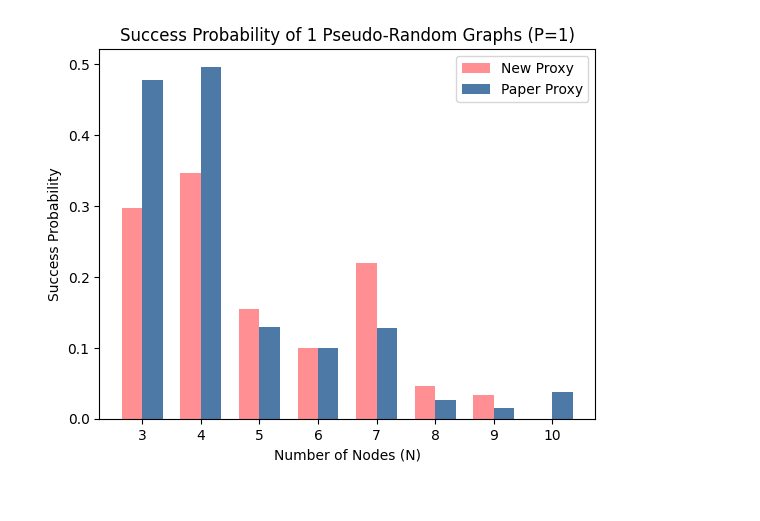
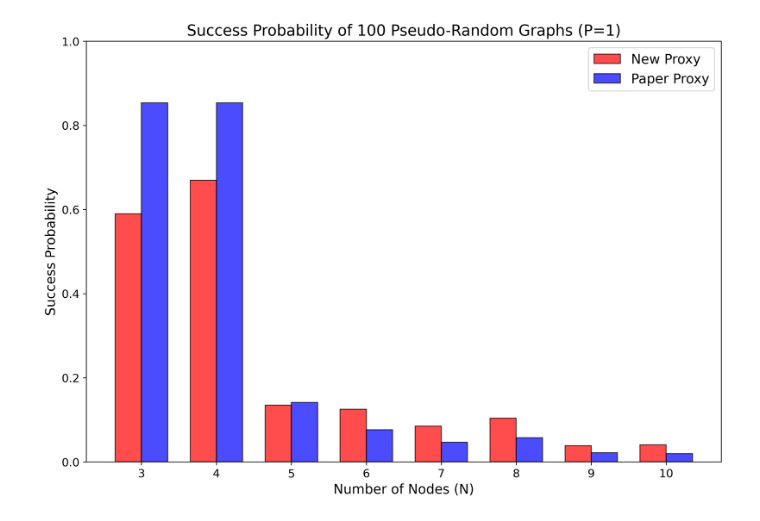
Before and after one commit to jpmorganchase/QOKit, a Jupyter notebook: grips/simurator_success_probability.ipynb, the cells around one changed output. Saved outputs shown, nothing was run; the diff lists cells and outputs as text; code cells hidden in the pictures.

Commit message:
fixed the color like that

```diff
--- a/grips/simurator_success_probability.ipynb
+++ b/grips/simurator_success_probability.ipynb
@@ -45,7 +45,7 @@ def erdos_reyni(num_verts: int, num_edges: int, seed: int | None = None) -> nx.G
     return G
 
 #試行回数
-T = 1
+T = 100
 
 # 保存先ディレクトリを指定
 save_dir = f"data_for_graphs_success_probs_P={p}_T={T}"
@@ -85,7 +85,7 @@ for N in range(3, 11):
         # 結果をリストに追加
         success_probs_new_proxy_i.append(success_prob)
 
-        np.save(f"data_for_graphs_success_probs_P=1/data_for_success_probs_new_proxy_N={N}_G{i}.npy", success_prob)
+        np.save(f"data_for_graphs_success_probs_P={p}_T={T}/data_for_success_probs_new_proxy_N={N}_G{i}.npy", success_prob)
 
         #############
 
@@ -101,45 +101,52 @@ for N in range(3, 11):
         # QAOAプロキシを使ってQAOAの実行（結果としてgammaとbetaを取得）
         result_paper = qpp.QAOA_paper_proxy_run(G.number_of_edges(), N, p, init_gamma, init_beta)
         gamma = result_paper["gamma"]
         beta = result_paper["beta"]
 
         # 得られたgammaとbetaでオーバーラップを計算
         overlap = get_overlap(N, ising_model, gamma, beta, simulator_name='auto')
 
         # 成功確率（オーバーラップ）を計算
         success_prob = overlap
 
         # 結果をリストに追加
         success_probs_paper_proxy_i.append(success_prob)
 
-        np.save(f"data_for_graphs_success_probs_P=1/data_for_success_probs_paper_proxy_N={N}_G{i}.npy", success_prob)
+        np.save(f"data_for_graphs_success_probs_P={p}_T={T}/data_for_success_probs_paper_proxy_N={N}_G{i}.npy", success_prob)
 
     # 各Nに対して10回の試行の平均を計算
     success_probs_new_proxy.append(np.mean(success_probs_new_proxy_i))
     success_probs_paper_proxy.append(np.mean(success_probs_paper_proxy_i))
 
+# グラフのサイズと解像度の設定（figsizeとdpiを調整）
+plt.figure(figsize=(12, 8), dpi=300)
 
 # 棒グラフの作成
 bar_width = 0.35  # バーの幅
-index = np.arange(3, 11)  # x軸のインデックス
+index = np.arange(3, 11)  #x軸のインデックス
 
-# 新しいプロキシの棒グラフ
-plt.bar(index, success_probs_new_proxy, bar_width, color='#FF6065', alpha=0.7, label='New Proxy')
+# 新しいプロキシの棒グラフ（枠を黒色に設定）
+plt.bar(index - bar_width / 2, success_probs_new_proxy, bar_width, color='red', alpha=0.7, label='New Proxy', edgecolor='black')
 
-# 論文プロキシの棒グラフ
-plt.bar(index + bar_width, success_probs_paper_proxy, bar_width, color='#00407F', alpha=0.7, label='Paper Proxy')
+# 論文プロキシの棒グラフ（枠を黒色に設定）
+plt.bar(index + bar_width / 2, success_probs_paper_proxy, bar_width, color='blue', alpha=0.7, label='Paper Proxy', edgecolor='black')
 
 # グラフの設定
-plt.xlabel('Number of Nodes (N)')
-plt.ylabel('Success Probability')
-plt.title(f'Success Probability of {T} Pseudo-Random Graphs (P={p})')
-plt.xticks(index + bar_width / 2, index)  # x軸の目盛りを設定
-plt.legend()
+plt.xlabel('Number of Nodes (N)', fontsize=14)
+plt.ylabel('Success Probability', fontsize=14)
+plt.title(f'Success Probability of {T} Pseudo-Random Graphs (P={p})', fontsize=16)
+plt.xticks(index, fontsize=12)  # x軸の目盛りのサイズ
+plt.yticks(fontsize=12)  # y軸の目盛りのサイズ
+plt.ylim([0, 1])  # 縦軸の範囲を設定
+plt.legend(prop={'size': 14})
+
+# グラフをファイルとして保存
+plt.savefig(f"{save_dir}/Success Probability of {T} Pseudo-Random Graphs (P={p}).png", format='png', bbox_inches='tight')
 
 # グラフの表示
 plt.show()
 # %% [output]
-[figure, old version]
+[figure, new version]
 # %%
 import matplotlib.pyplot as plt
 import networkx as nx
```
Also changed, not shown: parts of 3 cells of this notebook, 2 other files.
